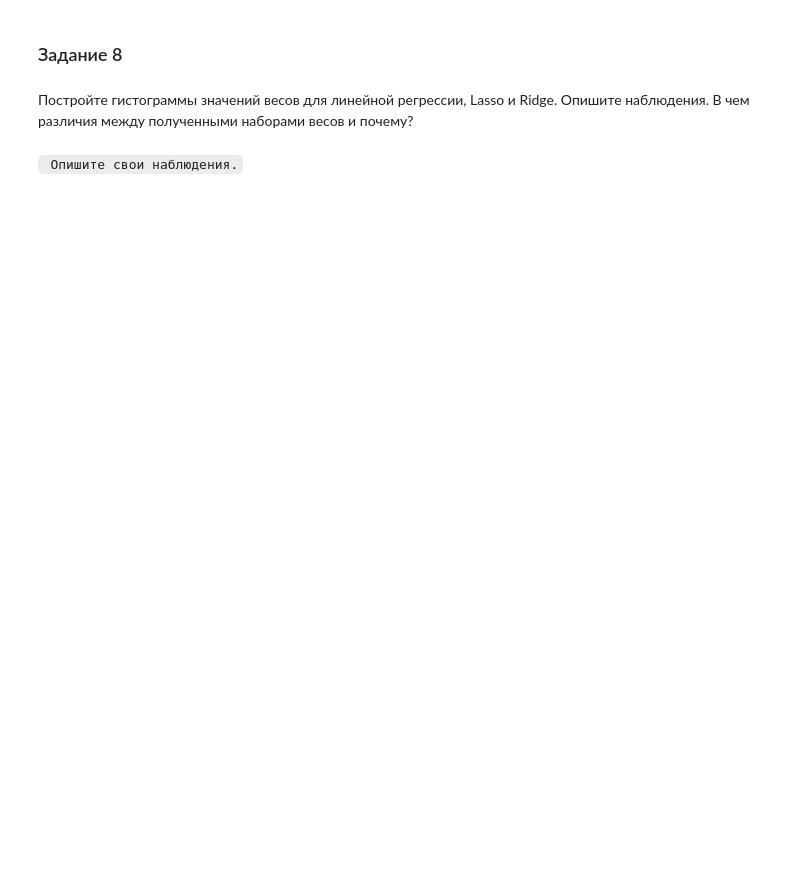
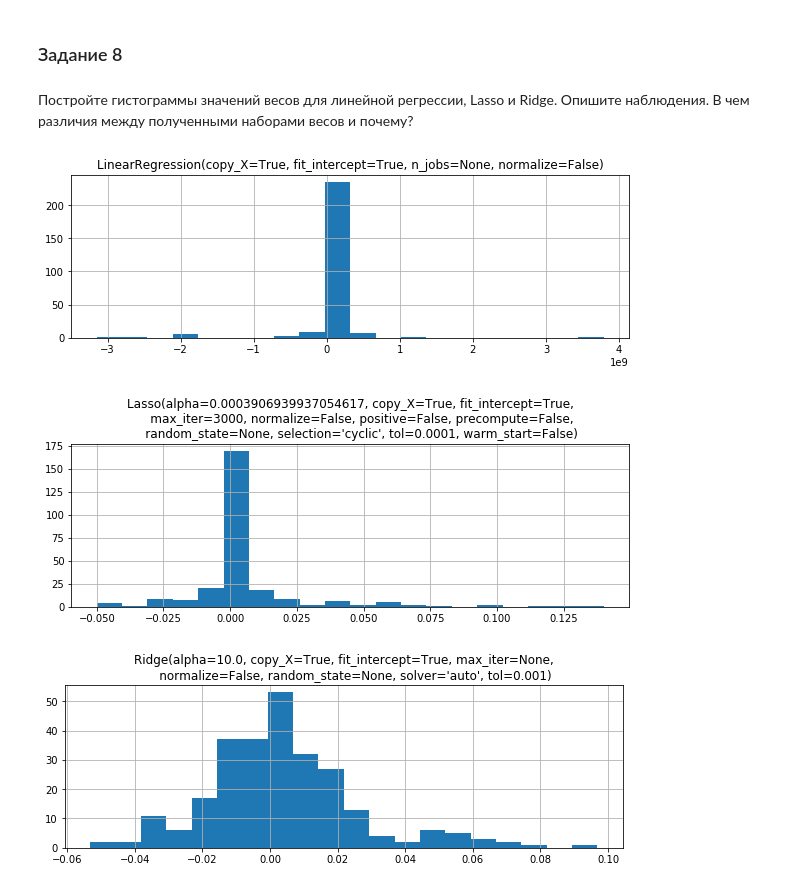
Before and after one commit to Oleg-DS/learning_data_science, a Jupyter notebook: ML/hw02.ipynb, the cells around one changed output. Saved outputs shown, nothing was run; the diff lists cells and outputs as text; code cells hidden in the pictures; blank space fills up the shorter version.

````diff
--- a/ML/hw02.ipynb
+++ b/ML/hw02.ipynb
@@ -565,0 +568,5 @@ array([1.00000000e-05, 1.32571137e-05, 1.75751062e-05, 2.32995181e-05,
+# %%
+# your Lasso code here
+par_grid ={'alpha': np.logspace(-5, 1)}
+grid_lasso = GridSearchCV(estimator=Lasso(max_iter=3000), param_grid=par_grid, cv=5)
+grid_lasso.fit(X_train, y_train)
@@ -565,0 +589,8 @@ array([1.00000000e-05, 1.32571137e-05, 1.75751062e-05, 2.32995181e-05,
+# %%
+model_lasso = grid_lasso.best_estimator_
+y_pred_train_lasso = model_lasso.predict(X_train)
+y_pred_val_lasso = model_lasso.predict(X_val)
+rmse_train_lasso = mean_squared_error(y_train, y_pred_train_lasso, squared=False)
+rmse_val_lasso = mean_squared_error(y_val, y_pred_val_lasso, squared=False)
+print('RMSE на обучаяющей выборке с использованием Lasso:', rmse_train_lasso)
+print('RMSE на тестовой выборке с использованием Lasso:', rmse_val_lasso)
@@ -565,0 +600,5 @@ array([1.00000000e-05, 1.32571137e-05, 1.75751062e-05, 2.32995181e-05,
+# %%
+# your Ridge code here
+par_grid ={'alpha': np.logspace(-5, 1)}
+grid_ridge = GridSearchCV(estimator=Ridge(), param_grid=par_grid, cv=5)
+grid_ridge.fit(X_train, y_train)
@@ -565,0 +621,8 @@ array([1.00000000e-05, 1.32571137e-05, 1.75751062e-05, 2.32995181e-05,
+# %%
+model_ridge = grid_ridge.best_estimator_
+y_pred_train_ridge = model_ridge.predict(X_train)
+y_pred_val_ridge = model_ridge.predict(X_val)
+rmse_train_ridge = mean_squared_error(y_train, y_pred_train_ridge, squared=False)
+rmse_val_ridge = mean_squared_error(y_val, y_pred_val_ridge, squared=False)
+print('RMSE на обучаяющей выборке с использованием Ridge:', rmse_train_ridge)
+print('RMSE на тестовой выборке с использованием Ridge:', rmse_val_ridge)
@@ -572,2 +636,13 @@ array([1.00000000e-05, 1.32571137e-05, 1.75751062e-05, 2.32995181e-05,
-# %% [markdown]
-``` Опишите свои наблюдения.```
+# %%
+# your code here
+models = [lin_reg, model_lasso, model_ridge]
+for model in models:
+    plt.figure(figsize=(10, 3))
+    plt.hist(model.coef_, bins=20)
+    plt.title(model)
+    plt.grid()
+    plt.show()
+# %% [output]
+[figure, added]
+[figure, added]
+[figure, added]
````
Also changed, not shown: parts of 33 cells of this notebook, 3 other files.
